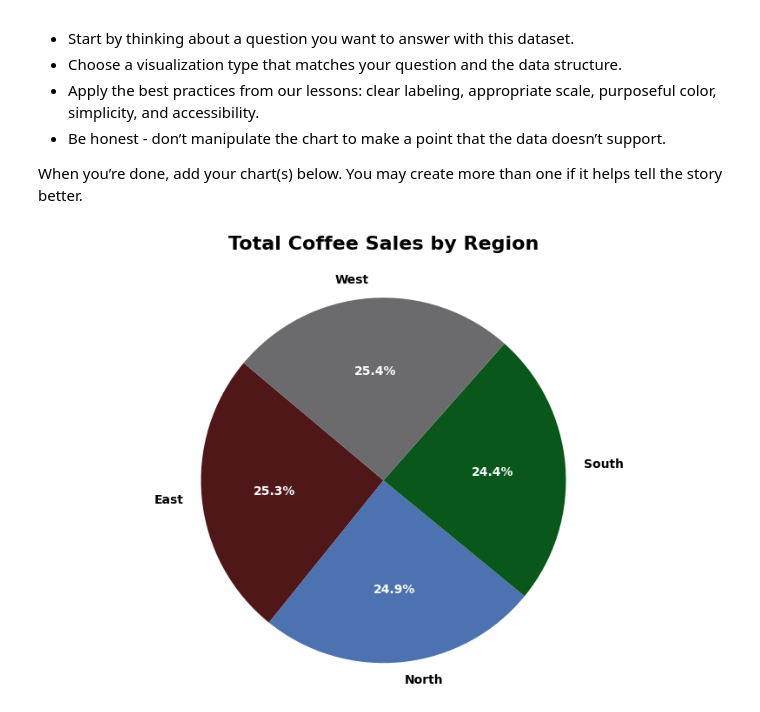
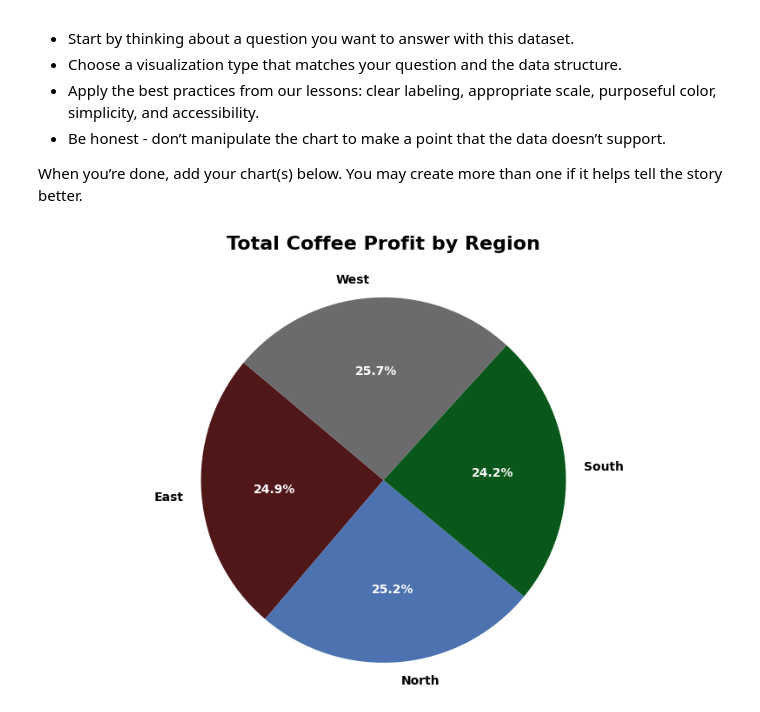
Before and after one commit to ckongshaug87/DA_M3_DataVizChallenge, a Jupyter notebook: data_viz_ethics_challenge.ipynb, the cells around one changed output. Drawn from its saved outputs; the diff is of its cells as text; code cells hidden in the pictures.

```diff
--- a/data_viz_ethics_challenge.ipynb
+++ b/data_viz_ethics_challenge.ipynb
@@ -103,28 +103,28 @@ Now it’s your turn to fix things.
 When you’re done, add your chart(s) below. You may create more than one if it helps tell the story better.
 # %%
 # Your GOOD visualization(s) here
-region_sales = coffee_df.groupby("Region")["Sales"].sum()
+region_profit = coffee_df.groupby("Region")["Profit"].sum()
 
 # Pie chart
 plt.figure(figsize=(10,6))
 
 colors = { "North": "#4C72B0",  "South": "#09571B",  "East": "#501719", "West": "#6B6B6D"}
-colors = [colors.get(region, "#DD8452") for region in region_sales.index]
+colors = [colors.get(region, "#DD8452") for region in region_profit.index]
 
 
 wedges, texts, autotexts = plt.pie(
-    region_sales,
-    labels=region_sales.index,
+    region_profit,
+    labels=region_profit.index,
     autopct="%1.1f%%",
     startangle=140,
     colors=colors,
      textprops={"fontweight": "bold"}
 )
 
 plt.setp(autotexts, color="white")
 
-plt.title( "Total Coffee Sales by Region",  fontsize=16, fontweight="bold", pad=25)
+plt.title( "Total Coffee Profit by Region",  fontsize=16, fontweight="bold", pad=25)
 plt.axis("equal")
 plt.show()
 # %% [output]
-[figure, old version]
+[figure, new version]
```
